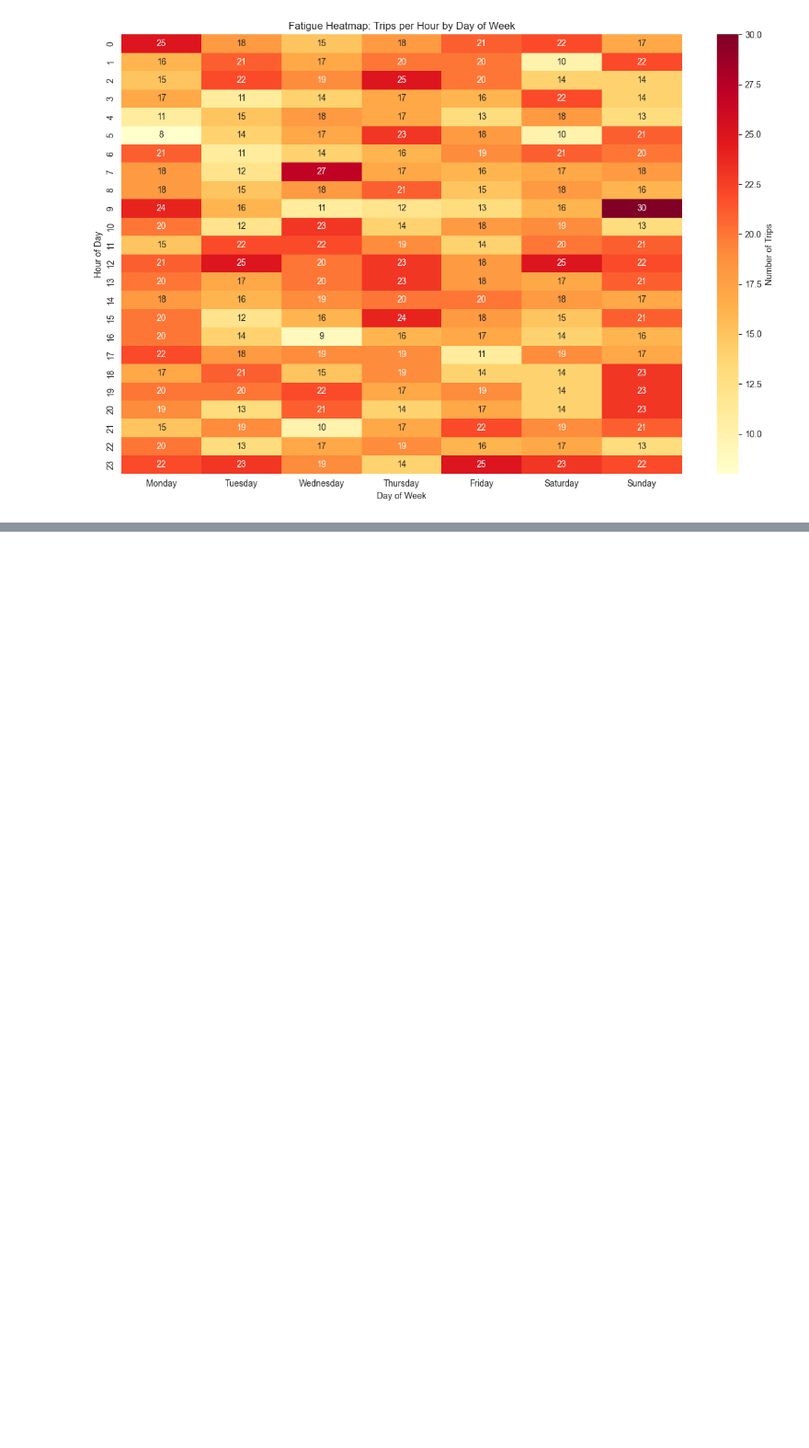
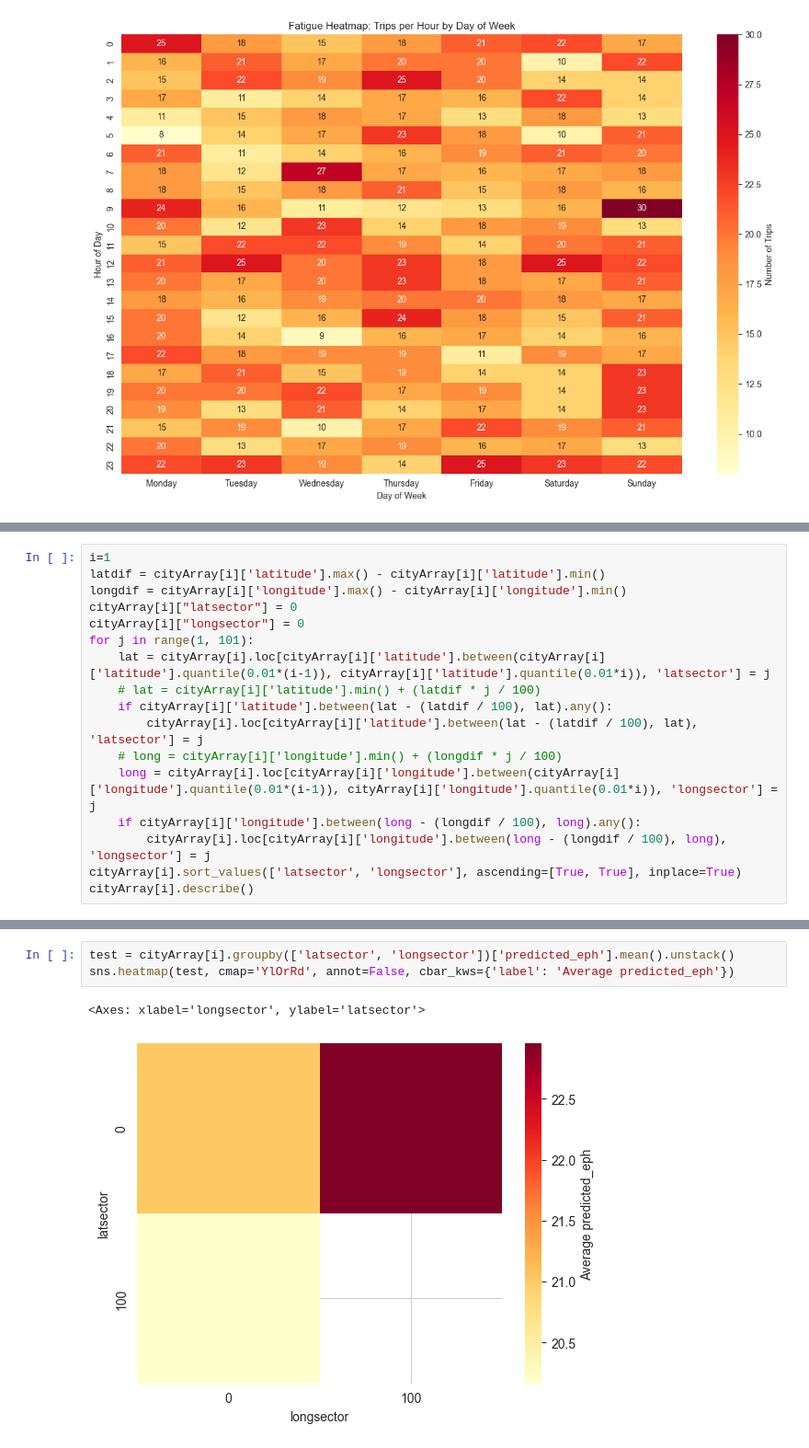
Before and after one commit to kirakirag/junction, a Jupyter notebook: data.ipynb, the cells around one changed output, grey strips where cells are left out. Shown: that part at 92% size. Cells and saved outputs as stored; diff of their text form; blank space fills up the shorter version.

```diff
--- a/data.ipynb
+++ b/data.ipynb
@@ -237,0 +283,17 @@ except Exception as e:
+# %%
+i=1
+latdif = cityArray[i]['latitude'].max() - cityArray[i]['latitude'].min()
+longdif = cityArray[i]['longitude'].max() - cityArray[i]['longitude'].min()
+cityArray[i]["latsector"] = 0
+cityArray[i]["longsector"] = 0
+for j in range(1, 101):
+    lat = cityArray[i].loc[cityArray[i]['latitude'].between(cityArray[i]['latitude'].quantile(0.01*(i-1)), cityArray[i]['latitude'].quantile(0.01*i)), 'latsector'] = j
+    # lat = cityArray[i]['latitude'].min() + (latdif * j / 100)
+    if cityArray[i]['latitude'].between(lat - (latdif / 100), lat).any():
+        cityArray[i].loc[cityArray[i]['latitude'].between(lat - (latdif / 100), lat), 'latsector'] = j
+    # long = cityArray[i]['longitude'].min() + (longdif * j / 100)
+    long = cityArray[i].loc[cityArray[i]['longitude'].between(cityArray[i]['longitude'].quantile(0.01*(i-1)), cityArray[i]['longitude'].quantile(0.01*i)), 'longsector'] = j
+    if cityArray[i]['longitude'].between(long - (longdif / 100), long).any():
+        cityArray[i].loc[cityArray[i]['longitude'].between(long - (longdif / 100), long), 'longsector'] = j
+cityArray[i].sort_values(['latsector', 'longsector'], ascending=[True, True], inplace=True)
+cityArray[i].describe()
@@ -237,0 +310,6 @@ except Exception as e:
+# %%
+test = cityArray[i].groupby(['latsector', 'longsector'])['predicted_eph'].mean().unstack()
+sns.heatmap(test, cmap='YlOrRd', annot=False, cbar_kws={'label': 'Average predicted_eph'})
+# %% [output]
+<Axes: xlabel='longsector', ylabel='latsector'>
+[figure, added]
```
Also changed, not shown: parts of 6 cells of this notebook.
